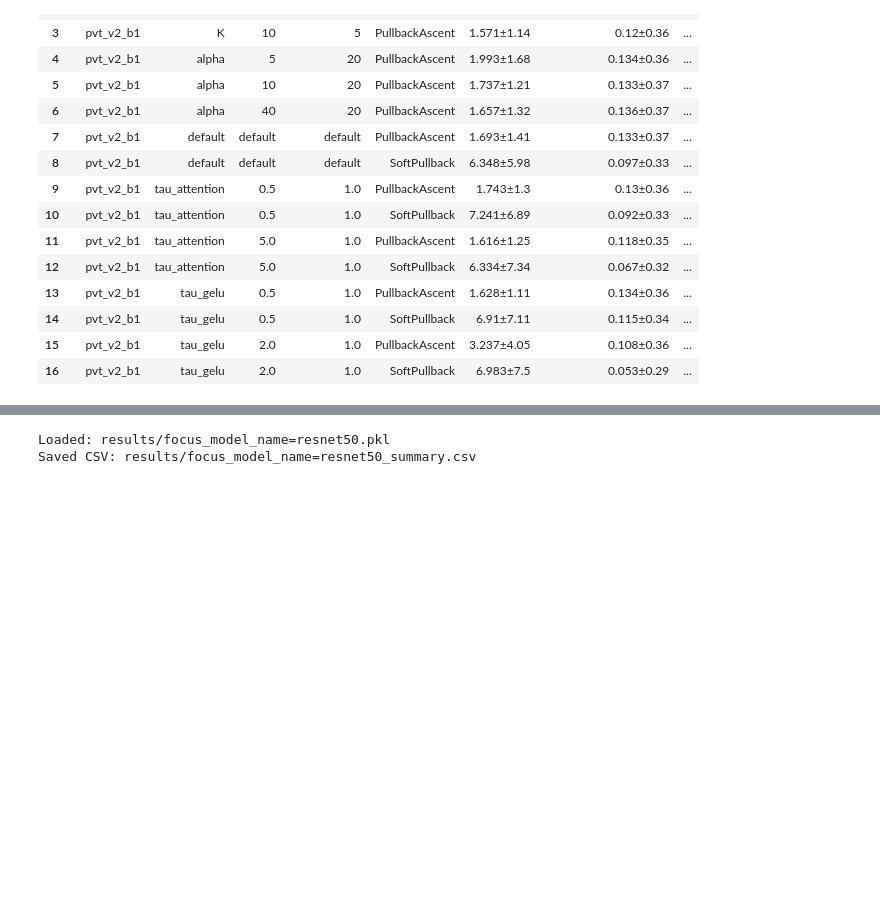
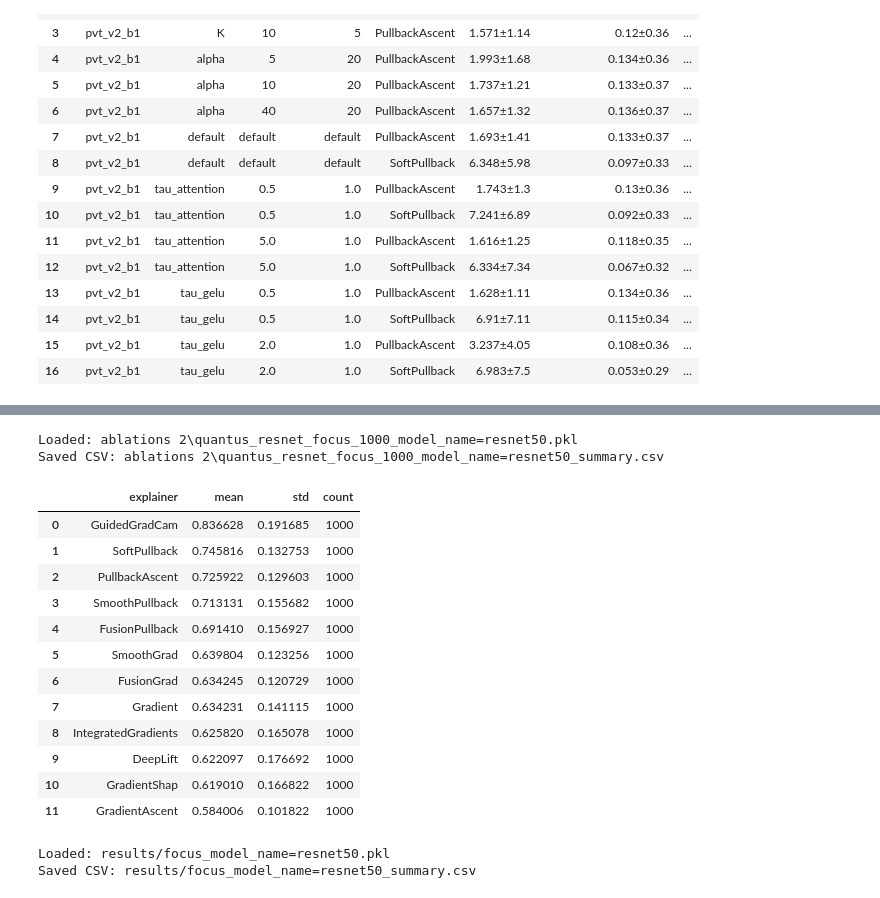
Before and after one commit to 314-Foundation/SemanticPullbacks, a Jupyter notebook: notebooks/verify_results.ipynb, the cells around one changed output, grey strips where cells are left out. Saved outputs shown, nothing was run; the diff lists cells and outputs as text; code cells hidden in the pictures; blank space fills up the shorter version.

```diff
--- a/notebooks/verify_results.ipynb
+++ b/notebooks/verify_results.ipynb
@@ -660,3 +744,23 @@ Saved CSV: results/quantus_ablations_model_name=pvt_v2_b1_n_batches=25_test_mode
+# %%
+focus_summary_resnet, focus_csv_resnet = summarize_focus_pickle(
+    "ablations 2/quantus_resnet_focus_1000_model_name=resnet50.pkl"
+)
+# %% [output]
+Loaded: ablations 2\quantus_resnet_focus_1000_model_name=resnet50.pkl
+Saved CSV: ablations 2\quantus_resnet_focus_1000_model_name=resnet50_summary.csv
+|  | explainer | mean | std | count |
+| 0 | GuidedGradCam | 0.836628 | 0.191685 | 1000 |
+| 1 | SoftPullback | 0.745816 | 0.132753 | 1000 |
+| 2 | PullbackAscent | 0.725922 | 0.129603 | 1000 |
+| 3 | SmoothPullback | 0.713131 | 0.155682 | 1000 |
+| 4 | FusionPullback | 0.691410 | 0.156927 | 1000 |
+| 5 | SmoothGrad | 0.639804 | 0.123256 | 1000 |
+| 6 | FusionGrad | 0.634245 | 0.120729 | 1000 |
+| 7 | Gradient | 0.634231 | 0.141115 | 1000 |
+| 8 | IntegratedGradients | 0.625820 | 0.165078 | 1000 |
+| 9 | DeepLift | 0.622097 | 0.176692 | 1000 |
+| 10 | GradientShap | 0.619010 | 0.166822 | 1000 |
+| 11 | GradientAscent | 0.584006 | 0.101822 | 1000 |
 # %%
 focus_summary_resnet, focus_csv_resnet = summarize_focus_pickle(
     "results/focus_model_name=resnet50.pkl"
```
Also changed, not shown: parts of 8 cells of this notebook, 10 other files.
